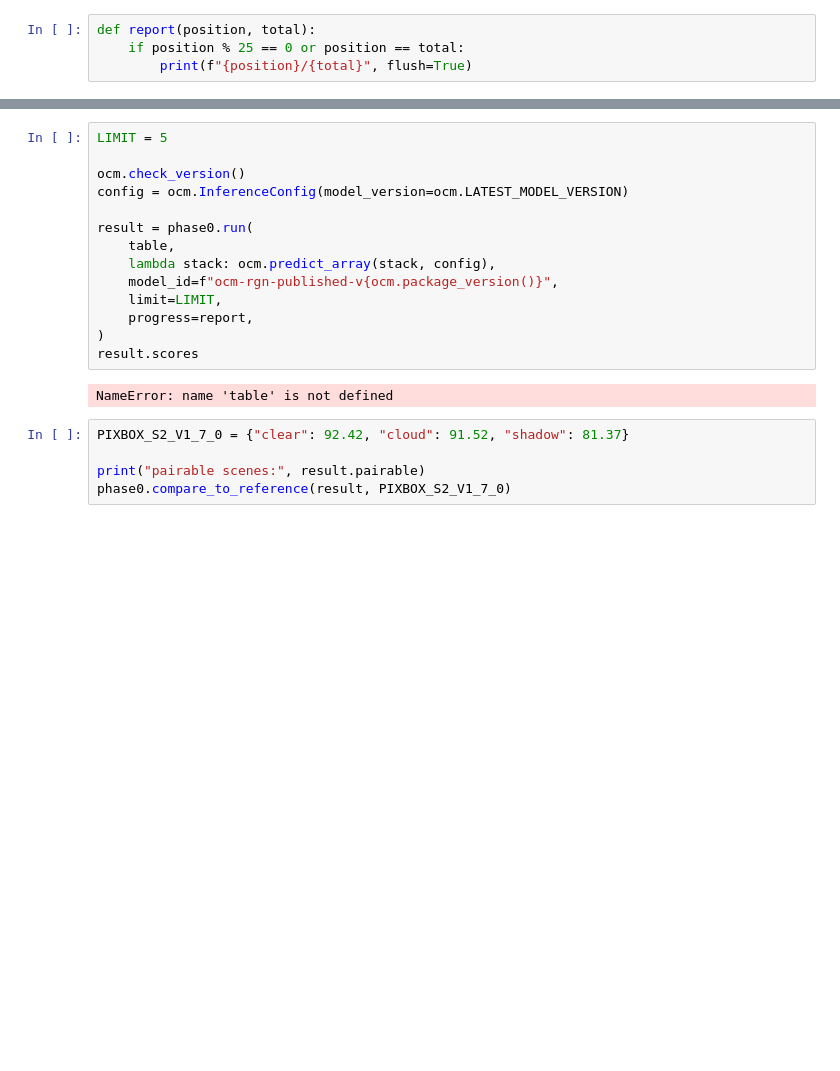
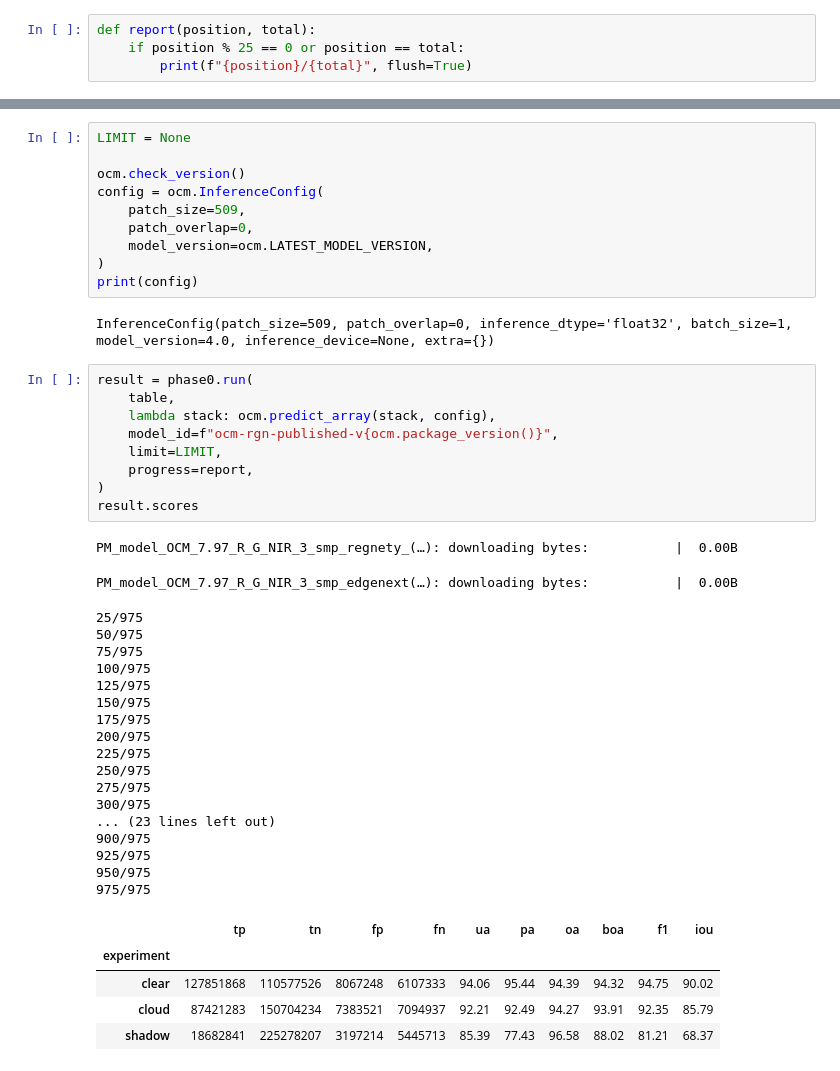
Before and after one commit to ArthurrCr/cloudband, a Jupyter notebook: notebooks/00_baselines/score_ocm_cloudsen12.ipynb, the cells around one changed output, grey strips where cells are left out. Drawn from its saved outputs; the diff is of its cells as text; blank space fills up the shorter version.

```diff
--- a/notebooks/00_baselines/score_ocm_cloudsen12.ipynb
+++ b/notebooks/00_baselines/score_ocm_cloudsen12.ipynb
@@ -60,21 +79,46 @@ print("pairable:", ds.expected_pairable_scenes(table))
+# %%
+LIMIT = None
+
+ocm.check_version()
+config = ocm.InferenceConfig(
+    patch_size=509,
+    patch_overlap=0,
+    model_version=ocm.LATEST_MODEL_VERSION,
+)
+print(config)
+# %% [output]
+InferenceConfig(patch_size=509, patch_overlap=0, inference_dtype='float32', batch_size=1, model_version=4.0, inference_device=None, extra={})
 # %%
-LIMIT = 5
-
-ocm.check_version()
-config = ocm.InferenceConfig(model_version=ocm.LATEST_MODEL_VERSION)
-
 result = phase0.run(
     table,
     lambda stack: ocm.predict_array(stack, config),
     model_id=f"ocm-rgn-published-v{ocm.package_version()}",
     limit=LIMIT,
     progress=report,
 )
 result.scores
 # %% [output]
-NameError: name 'table' is not defined
+PM_model_OCM_7.97_R_G_NIR_3_smp_regnety_(…): downloading bytes:           |  0.00B
+PM_model_OCM_7.97_R_G_NIR_3_smp_edgenext(…): downloading bytes:           |  0.00B
+25/975
+50/975
+75/975
+100/975
+125/975
+150/975
+175/975
+200/975
+225/975
+250/975
+275/975
+300/975
+... (23 lines left out)
+900/975
+925/975
+950/975
+975/975
+|  | tp | tn | fp | fn | ua | pa | oa | boa | f1 | iou |
+| experiment |  |  |  |  |  |  |  |  |  |  |
+| clear | 127851868 | 110577526 | 8067248 | 6107333 | 94.06 | 95.44 | 94.39 | 94.32 | 94.75 | 90.02 |
+| cloud | 87421283 | 150704234 | 7383521 | 7094937 | 92.21 | 92.49 | 94.27 | 93.91 | 92.35 | 85.79 |
+| shadow | 18682841 | 225278207 | 3197214 | 5445713 | 85.39 | 77.43 | 96.58 | 88.02 | 81.21 | 68.37 |
-# %%
-PIXBOX_S2_V1_7_0 = {"clear": 92.42, "cloud": 91.52, "shadow": 81.37}
-
-print("pairable scenes:", result.pairable)
-phase0.compare_to_reference(result, PIXBOX_S2_V1_7_0)
```
Also changed, not shown: parts of 6 cells of this notebook.
